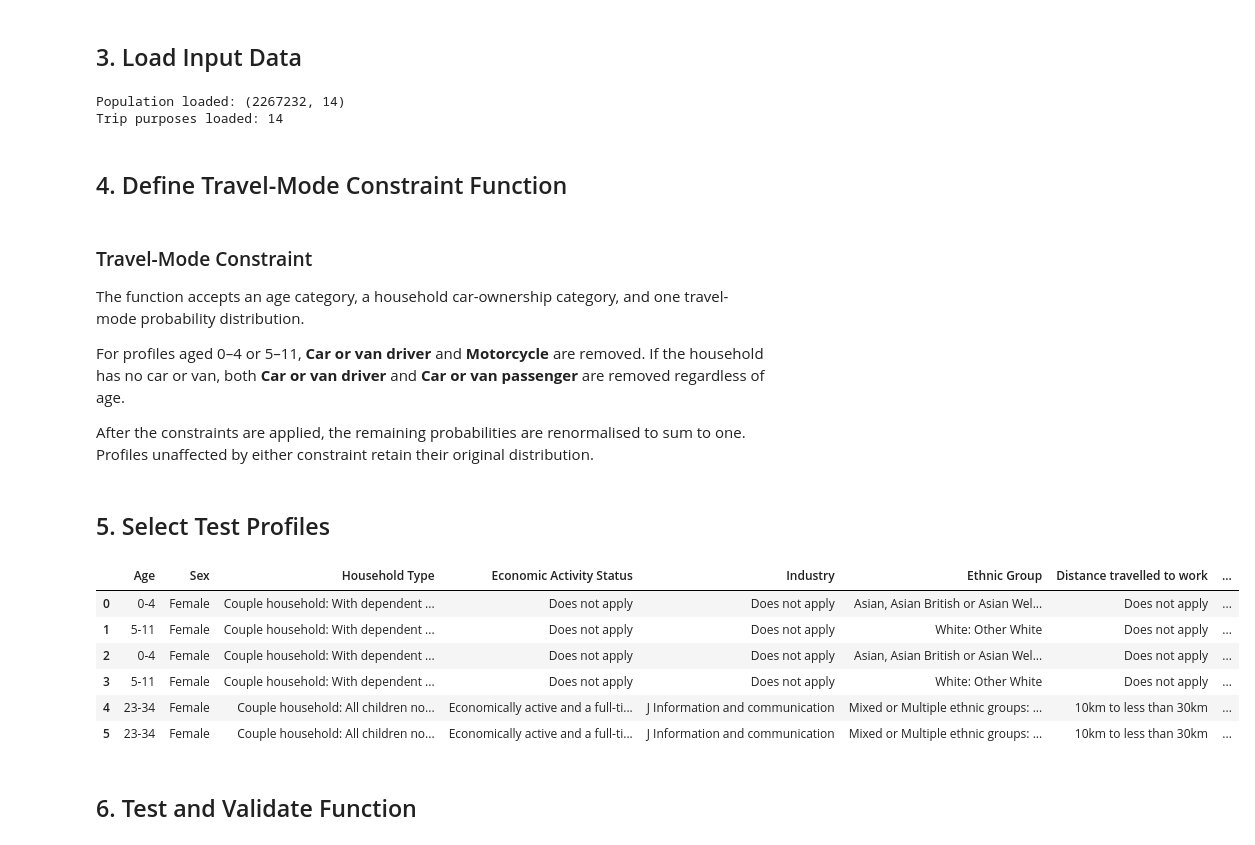
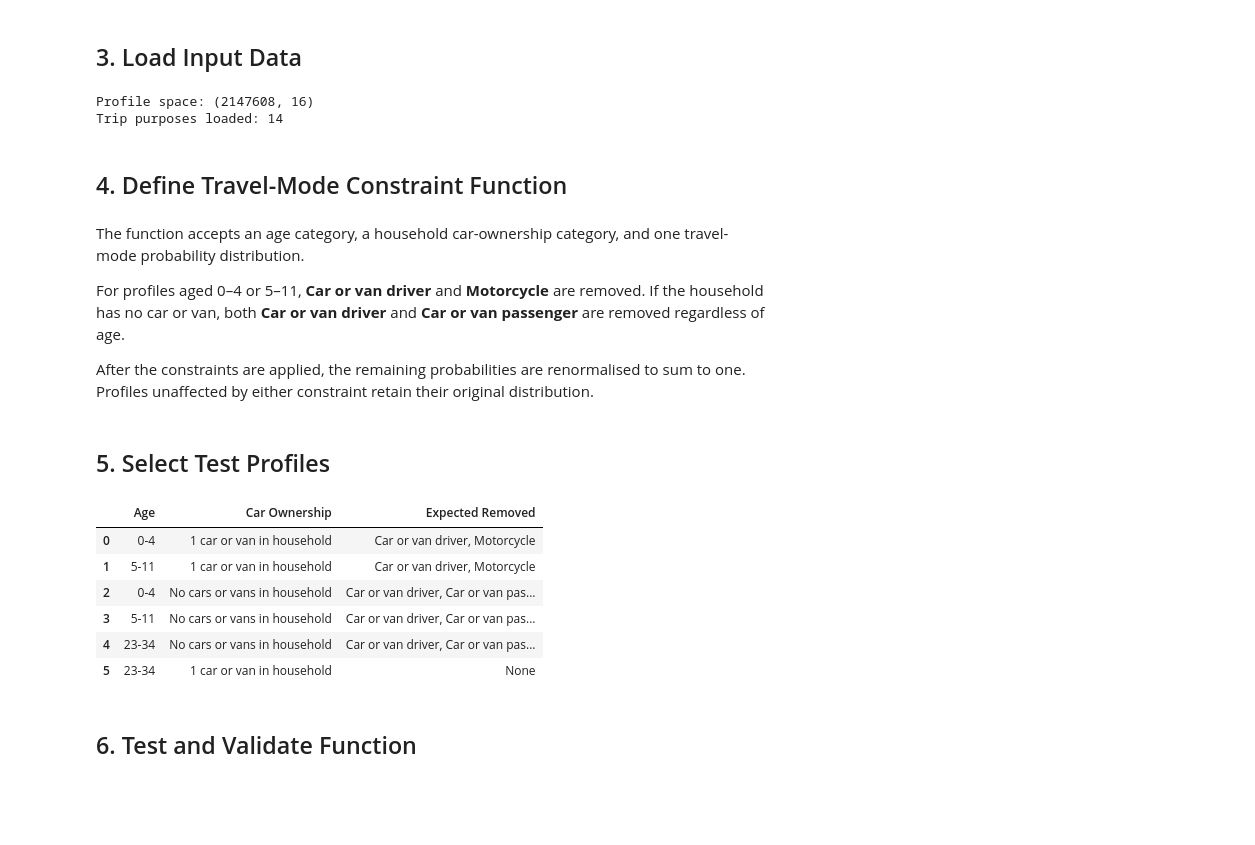
Before and after one commit to yuxinjiang1205/mobility-modelling-framework, a Jupyter notebook: notebooks/framework/travel_mode_constraint.ipynb, the cells around one changed output. Cells and saved outputs as stored; diff of their text form; code cells hidden in the pictures; blank space fills up the shorter version.

Commit message:
population renamed as profile space

```diff
--- a/notebooks/framework/travel_mode_constraint.ipynb
+++ b/notebooks/framework/travel_mode_constraint.ipynb
@@ -40,7 +36,7 @@ behavioural_evidence_layer = (
 # %% [markdown]
 ## 3. Load Input Data
 # %%
-population = pd.read_parquet(representative_profile_space)
+profile_space = pd.read_parquet(representative_profile_space)
 
 with open(
     behavioural_evidence_layer,
@@ -49,16 +45,14 @@ with open(
 ) as file:
     behavioural_evidence = json.load(file)
 
-print("Population loaded:", population.shape)
+print("Profile space:", profile_space.shape)
 print("Trip purposes loaded:", len(behavioural_evidence))
 # %% [output]
-Population loaded: (2267232, 14)
+Profile space: (2147608, 16)
 Trip purposes loaded: 14
 # %% [markdown]
 ## 4. Define Travel-Mode Constraint Function
 # %% [markdown]
-### Travel-Mode Constraint
-
 The function accepts an age category, a household car-ownership category, and one travel-mode probability distribution.
 
 For profiles aged 0–4 or 5–11, **Car or van driver** and **Motorcycle** are removed. If the household has no car or van, both **Car or van driver** and **Car or van passenger** are removed regardless of age.
@@ -114,7 +108,7 @@ def apply_travel_mode_constraint(
 # %% [markdown]
 ## 5. Select Test Profiles
 # %%
-test_cases = [
+test_profiles = [
     {
         "Age": "0-4",
         "Car Ownership":
@@ -181,17 +175,17 @@ profile_columns = [
     "Car Ownership",
 ]
 
-test_profiles = []
+original_test_profiles = []
 
-for case in test_cases:
+for case in original_test_profiles:
 
-    candidates = population[
+    candidates = profile_space[
         (
-            population["Age"]
+            profile_space["Age"]
             == case["Age"]
         )
         & (
-            population["Car Ownership"]
+            profile_space["Car Ownership"]
             == case["Car Ownership"]
         )
     ]
@@ -205,40 +199,40 @@ for case in test_cases:
         )
 
     profile = (
         candidates
         .iloc[0][profile_columns]
         .to_dict()
     )
 
     profile["Expected Removed"] = (
         case["Expected Removed"]
     )
 
     test_profiles.append(profile)
 
 test_profiles_df = pd.DataFrame([
     {
         **profile,
         "Expected Removed": (
             ", ".join(sorted(
                 profile["Expected Removed"]
             ))
             if profile["Expected Removed"]
             else "None"
         ),
     }
     for profile in test_profiles
 ])
 
 display(test_profiles_df)
 # %% [output]
-|  | Age | Sex | Household Type | Economic Activity Status | Industry | Ethnic Group | Distance travelled to work | ... |
-| 0 | 0-4 | Female | Couple household: With dependent ... | Does not apply | Does not apply | Asian, Asian British or Asian Wel... | Does not apply | ... |
-| 1 | 5-11 | Female | Couple household: With dependent ... | Does not apply | Does not apply | White: Other White | Does not apply | ... |
-| 2 | 0-4 | Female | Couple household: With dependent ... | Does not apply | Does not apply | Asian, Asian British or Asian Wel... | Does not apply | ... |
-| 3 | 5-11 | Female | Couple household: With dependent ... | Does not apply | Does not apply | White: Other White | Does not apply | ... |
-| 4 | 23-34 | Female | Couple household: All children no... | Economically active and a full-ti... | J Information and communication | Mixed or Multiple ethnic groups: ... | 10km to less than 30km | ... |
-| 5 | 23-34 | Female | Couple household: All children no... | Economically active and a full-ti... | J Information and communication | Mixed or Multiple ethnic groups: ... | 10km to less than 30km | ... |
+|  | Age | Car Ownership | Expected Removed |
+| 0 | 0-4 | 1 car or van in household | Car or van driver, Motorcycle |
+| 1 | 5-11 | 1 car or van in household | Car or van driver, Motorcycle |
+| 2 | 0-4 | No cars or vans in household | Car or van driver, Car or van pas... |
+| 3 | 5-11 | No cars or vans in household | Car or van driver, Car or van pas... |
+| 4 | 23-34 | No cars or vans in household | Car or van driver, Car or van pas... |
+| 5 | 23-34 | 1 car or van in household | None |
 # %% [markdown]
 ## 6. Test and Validate Function
 # %%
```
Also changed, not shown: parts of 1 cell of this notebook, 7 other files.
